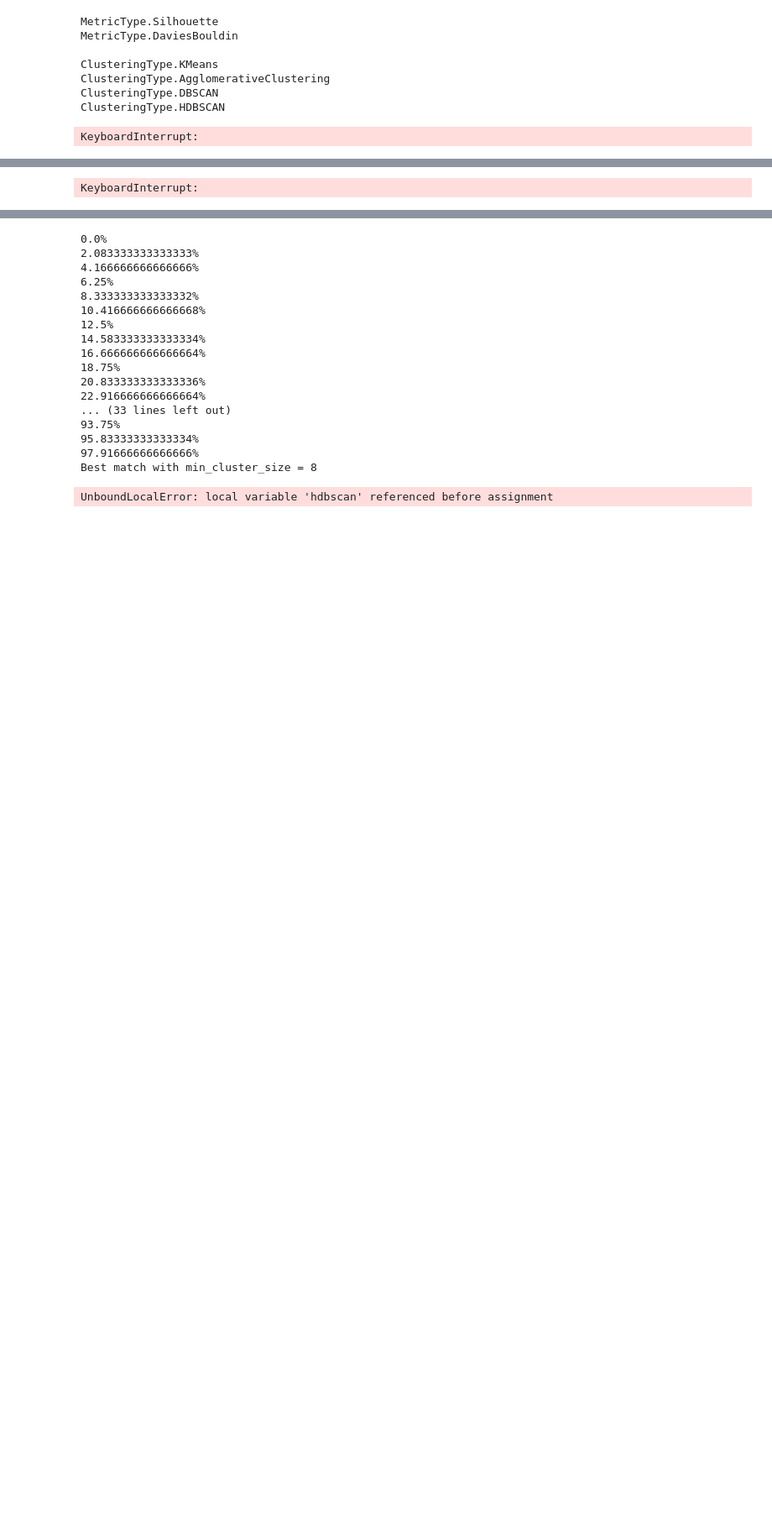
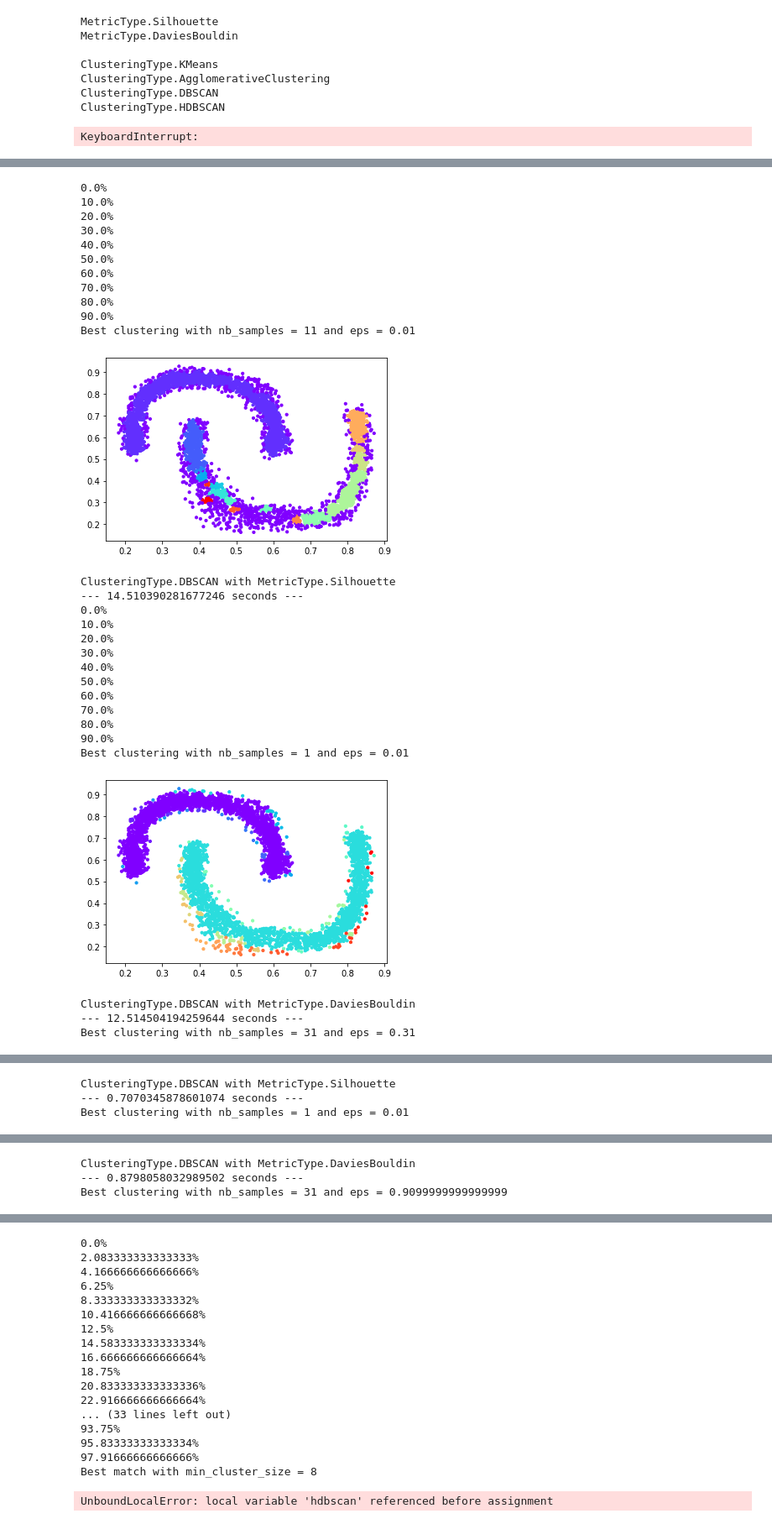
Before and after one commit to BenjaminVendeville/Apprentissage, a Jupyter notebook: clustering-TP.ipynb, the cells around one changed output, grey strips where cells are left out. Shown at 84% size. Saved outputs shown, nothing was run; the diff lists cells and outputs as text; code cells hidden in the pictures; blank space fills up the shorter version.

```diff
--- a/clustering-TP.ipynb
+++ b/clustering-TP.ipynb
@@ -260,7 +293,7 @@ def makeDBSCAN(X,metric_type:MetricType,display=True,verbose=False):
     """
     # Create list of possible linkage and n_clusters
     lst_eps = np.arange(START_EPS,END_EPS,STEP_EPS)
-    lst_min_n_samples = [i for i in range(1,MAX_MIN_N_SAMPLES)]
+    lst_min_n_samples = [i for i in range(1,MAX_MIN_N_SAMPLES,STEP_SIZE_N_SAMPLES)]
 
     # find best eps and min_n_samples
     best_eps,best_nb_samples = findBestParametersDBSCAN(X,lst_eps,lst_min_n_samples,metric_type,verbose)
@@ -285,7 +318,7 @@ def findBestParametersHDBSCAN(X,lst_min_size_cluster,metric_type:MetricType,verb
     # Loop into different values of n_clusters
     for i,min_size_cluster in enumerate(lst_min_size_cluster):
         if verbose: print("{}%".format((i/np.size(lst_min_size_cluster))*100)) # percent print at each step
-        hdbscan = hdbscan.HDBSCAN(min_cluster_size=min_size_cluster).fit(X) # Clustering algo
+        hdbscan = HDBSCAN(min_cluster_size=min_size_cluster).fit(X) # Clustering algo
         score =  getScoreClustering(X, hdbscan.labels_, metric_type) # update score
         if(score>best_score): # save best score index
             best_score = score
@@ -305,7 +338,7 @@ def makeHDBSCAN(X,metric_type:MetricType,display=True,verbose=False):
 
         # Print best solution
         print("Best match with min_cluster_size = {}".format(best_min_cluster_size))
-        hdbscan = hdbscan.HDBSCAN(min_cluster_size=best_min_cluster_size).fit(X) # Clustering algo
+        hdbscan = HDBSCAN(min_cluster_size=best_min_cluster_size).fit(X) # Clustering algo
         if display: showClusters(X,hdbscan.labels_,"HDBSCAN") # Display solution
         return hdbscan.labels_
 # %%
@@ -318,11 +351,9 @@ class ClusteringType(Enum):
 # Choose clustering
 def makeClustering(name_file:str,clustering_type:ClusteringType,metric_type:MetricType,
                        display:bool=True,verbose:bool=False):
-    # Extract data
-    data = extractData(name_file)
 
-    # Prepare data
-    X = prepareData(data)
+    # Extract data and prepare data
+    X = extractDataAndPrepareData(name_file)
 
 
     switcher_algo = {
@@ -513,40 +473,68 @@ row = 1 col = 1
 # %%
 # CONSTANTS Clustering
-START_EPS,END_EPS,STEP_EPS = 0.01,3,0.1 # Only DBSCAN
-MAX_MIN_N_SAMPLES = 50
+START_EPS,END_EPS,STEP_EPS = 0.01,3,0.3 # Only DBSCAN
+MAX_MIN_N_SAMPLES,STEP_SIZE_N_SAMPLES = 50, 2 # Only DBSCAN
 
 PATH = "artificial/"
 # DBSCAN
 type_clustering = ClusteringType.DBSCAN
 
 name_file = "banana.arff"
 makeClustering(PATH+name_file,type_clustering,MetricType.Silhouette,
-                   display=True,verbose=False) # Silhouette
+                   display=True,verbose=True) # Silhouette
 makeClustering(PATH+name_file,type_clustering,MetricType.DaviesBouldin,
-                   display=True,verbose=False) # DaviesBouldin
+                   display=True,verbose=True) # DaviesBouldin
 
 name_file = "2d-3c-no123.arff"
 makeClustering(PATH+name_file,type_clustering,MetricType.Silhouette,
                    display=True,verbose=False) # Silhouette
 makeClustering(PATH+name_file,type_clustering,MetricType.DaviesBouldin,
                    display=True,verbose=False) # DaviesBouldin
 
 name_file = "D31.arff"
 makeClustering(PATH+name_file,type_clustering,MetricType.Silhouette,
                    display=True,verbose=False) # Silhouette
 makeClustering(PATH+name_file,type_clustering,MetricType.DaviesBouldin,
                    display=True,verbose=False) # DaviesBouldin
 
 name_file = "dartboard1.arff"
 makeClustering(PATH+name_file,type_clustering,MetricType.Silhouette,
                    display=True,verbose=False) # Silhouette
 makeClustering(PATH+name_file,type_clustering,MetricType.DaviesBouldin,
                    display=True,verbose=False) # DaviesBouldin
 
 name_file = "2sp2glob.arff"
 makeClustering(PATH+name_file,type_clustering,MetricType.Silhouette,
                    display=True,verbose=False) # Silhouette
 makeClustering(PATH+name_file,type_clustering,MetricType.DaviesBouldin,
                    display=True,verbose=False) # DaviesBouldin
 # %% [output]
-KeyboardInterrupt:
+0.0%
+10.0%
+20.0%
+30.0%
+40.0%
+50.0%
+60.0%
+70.0%
+80.0%
+90.0%
+Best clustering with nb_samples = 11 and eps = 0.01
+[figure, added]
+ClusteringType.DBSCAN with MetricType.Silhouette
+--- 14.510390281677246 seconds ---
+0.0%
+10.0%
+20.0%
+30.0%
+40.0%
+50.0%
+60.0%
+70.0%
+80.0%
+90.0%
+Best clustering with nb_samples = 1 and eps = 0.01
+[figure, added]
+ClusteringType.DBSCAN with MetricType.DaviesBouldin
+--- 12.514504194259644 seconds ---
+Best clustering with nb_samples = 31 and eps = 0.31
@@ -552,0 +542,3 @@ KeyboardInterrupt:
+ClusteringType.DBSCAN with MetricType.Silhouette
+--- 0.7070345878601074 seconds ---
+Best clustering with nb_samples = 1 and eps = 0.01
@@ -552,0 +546,3 @@ KeyboardInterrupt:
+ClusteringType.DBSCAN with MetricType.DaviesBouldin
+--- 0.8798058032989502 seconds ---
+Best clustering with nb_samples = 31 and eps = 0.9099999999999999
```
Also changed, not shown: parts of 5 cells of this notebook.
